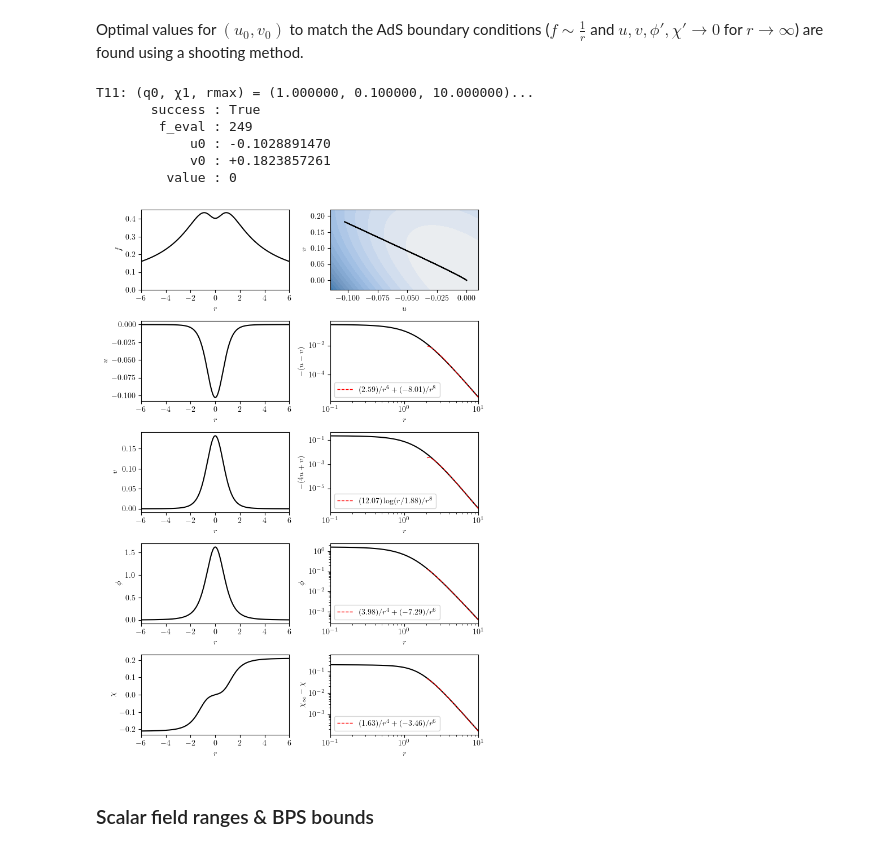
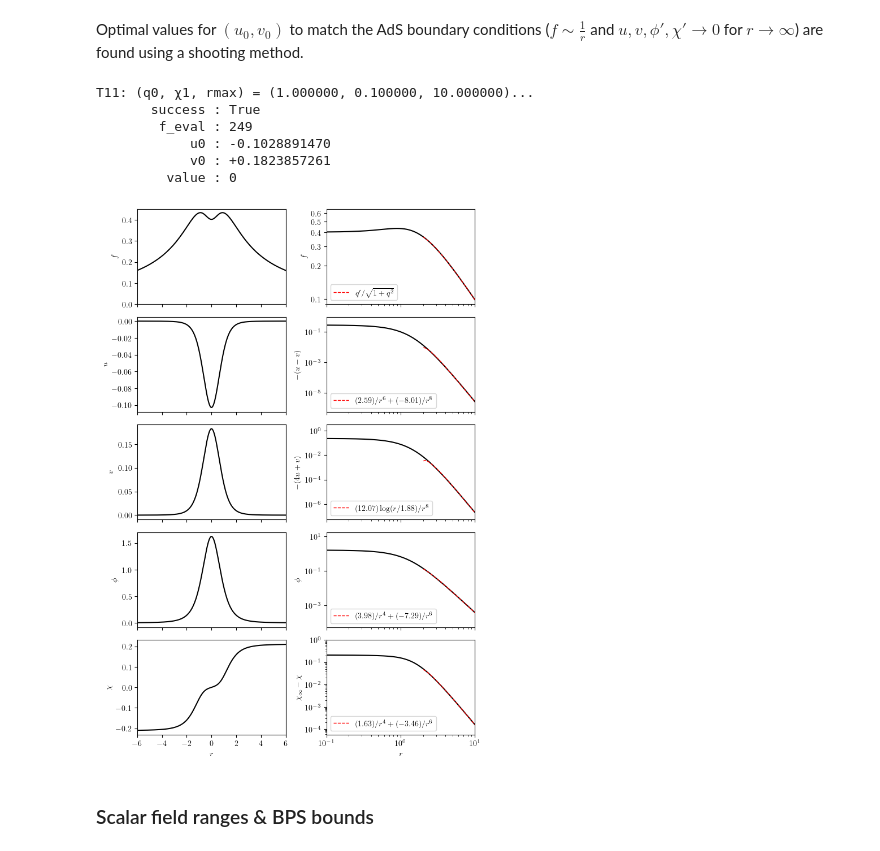
Before and after one commit to gloges/typeII-wormholes, a Jupyter notebook: wormholes.ipynb, the cells around one changed output. Cells and saved outputs as stored; diff of their text form; code cells hidden in the pictures.

```diff
--- a/wormholes.ipynb
+++ b/wormholes.ipynb
@@ -290,7 +473,7 @@ q0 = 1
 rmax = 10
 χ1 = 0.1
 
-soln = wh.wormhole_T11(q0, χ1, rmax, display_summary=True)
+soln, value = wh.wormhole_T11(q0, χ1, rmax, display_summary=True)
 r, f, u, ud, v, vd, φ, φd, χ, χd, h, charge2 = soln
 
 # Estimate χinf by fitting χ to a function of the form A + B/r^4 + C/r^6
@@ -299,73 +482,68 @@ popt, pcov = curve_fit(wh.myMassless_T11, r[mask], χ[mask])
 χinf = popt[0]
 
 
-fig, axes = plt.subplots(5, 2, figsize=(7,10))
+fig, axes = plt.subplots(5, 2, figsize=(7,10), sharex='col')
 
-xdata = [r, u, r, r, r, r, r, r, r, r]
-ydata = [f, v, u, -(u-v), v, -(4*u+v), φ, φ, χ, χinf-χ]
-xlabels = ['$r$', '$u$', '$r$', '$r$', '$r$', '$r$', '$r$', '$r$', '$r$', '$r$']
-ylabels = ['$f$', '$v$', '$u$', '$-(u-v)$', '$v$', '$-(4u+v)$', '$\phi$', '$\phi$', '$\chi$', '$\chi_\infty - \chi$']
+
+ydata = [f, f, u, -(u-v), v, -(4*u+v), φ, φ, χ, χinf-χ]
+ylabels = ['$f$', '$f$', '$u$', '$-(u-v)$', '$v$', '$-(4u+v)$', '$\phi$', '$\phi$', '$\chi$', '$\chi_\infty - \chi$']
 
 # Plot grid of xy-data
-for ax, xx, yy, xlab, ylab in zip(axes.ravel(), xdata, ydata, xlabels, ylabels):
-    ax.plot(xx, yy, 'k')
-    ax.set_xlabel(xlab)
+for ax, yy, ylab in zip(axes.ravel(), ydata, ylabels):
+    ax.plot(r, yy, 'k')
     ax.set_ylabel(ylab)
 
-
-# Superimpose potential in u-v plot
-u0s = np.linspace(-0.115, 0.01, 40)
-v0s = np.linspace(-0.03, 0.22, 40)
-umesh, vmesh = np.meshgrid(u0s, v0s)
-VV = wh.V_T11(umesh, vmesh)
-
-axes[0,1].contourf(umesh, vmesh, VV,
-                   levels=np.arange(-12, -3.5, 0.5),
-                   cmap=cc.cm['CET_L12'],
-                   extent=(u0s[0], u0s[-1], v0s[0], v0s[-1])
-                  )
-
-axes[0,1].set_xlim(u0s[0], u0s[-1])
-axes[0,1].set_ylim(v0s[0], v0s[-1])
+axes[4,0].set_xlabel('$r$')
+axes[4,1].set_xlabel('$r$')
 
 
 # Plot expected power-law fall-offs in asymptotic region
+rr = np.linspace(2, rmax, 1000)
+q = wh.Q(rr, q0)
+qd = wh.Qd(rr, q0)
+axes[0,1].plot(rr, qd/np.sqrt(1+q**2), '--r', lw=1, label=r"$q'/\sqrt{1+q^2}$")
+
 rr, light, label_light = wh.fitLightMode_T11(r, u, v, r>2)
 axes[1,1].plot(rr, light, '--r', lw=1, label=label_light)
 
 rr, heavy, label_heavy = wh.fitHeavyMode_T11(r, u, v, r>2)
 axes[2,1].plot(rr, heavy, '--r', lw=1, label=label_heavy)
 
 rr, φfit, label_φ = wh.fitMassless_T11(r, φ, r>2)
 axes[3,1].plot(rr, φfit, '--r', lw=1, label=label_φ)
 
 rr, χfit, label_χ = wh.fitMassless_T11(r, χinf-χ, r>2)
 axes[4,1].plot(rr, χfit, '--r', lw=1, label=label_χ)
 
+for ax in axes[:,1]:
+    ax.set_yscale('log')
+    ax.legend(loc='lower left')
 
 axes[0,0].set_ylim(0)
+axes[0,1].set_ylim(0.09, 0.65)
+yticks = np.arange(0.1, 0.7, 0.1)
+axes[0,1].set_yticks(yticks, labels=[r'${:.1f}$'.format(y) for y in yticks])
+axes[1,1].set_ylim(10**-6.25, 1)
+axes[2,1].set_ylim(10**-7.25, 10**0.5)
+axes[3,1].set_ylim(10**-4.25, 10**1.25)
+axes[4,1].set_ylim(10**-4.25, 1)
 
-for ax in axes[:,0]:
-    ax.set_xlim(-6*q0, 6*q0)
-
-for ax in axes[1:,1]:
-    ax.set_xlim(0.1*q0, rmax)
-    ax.set_xscale('log')
-    ax.set_yscale('log')
-    ax.legend()
+axes[3,0].set_xlim(-6*q0, 6*q0)
+axes[3,1].set_xlim(0.1*q0, rmax)
+axes[3,1].set_xscale('log')
 
 
 plt.tight_layout()
-# plt.savefig('images/T11_profiles_ex1.png', dpi=300)
+plt.savefig('images/T11_profiles_ex1.png', dpi=300)
 plt.show()
 # %% [output]
 T11: (q0, χ1, rmax) = (1.000000, 0.100000, 10.000000)...
        success : True
         f_eval : 249
             u0 : -0.1028891470
             v0 : +0.1823857261
          value : 0
-[figure, old version]
+[figure, new version]
 # %% [markdown]
 ### Scalar field ranges & BPS bounds
 # %% [markdown]
```
Also changed, not shown: parts of 12 cells of this notebook, 7 other files.
